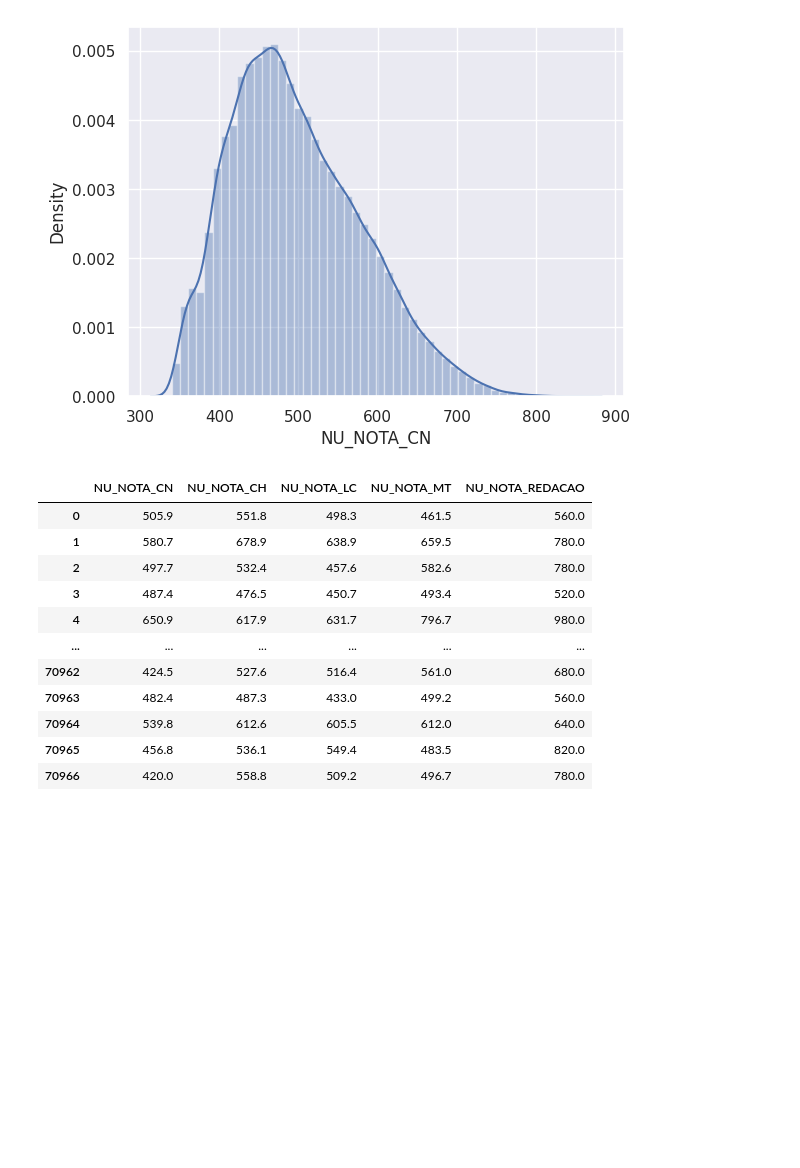
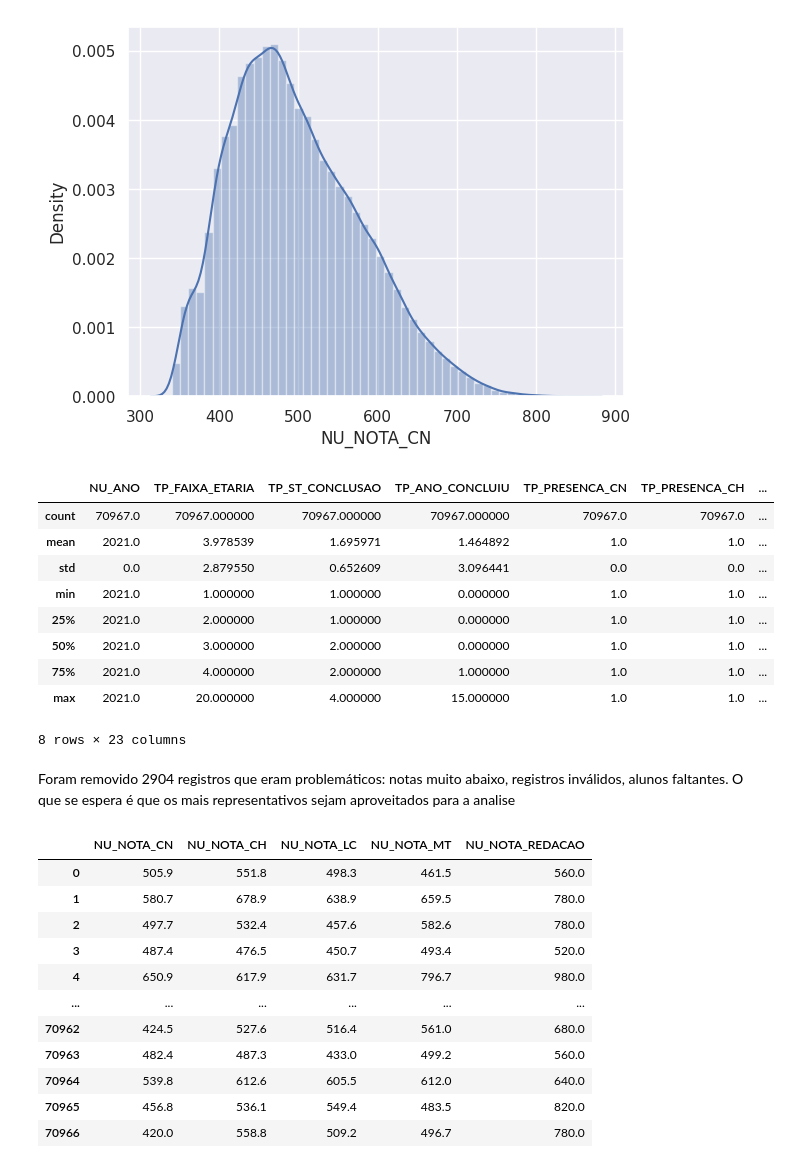
Before and after one commit to marcusfortes/projeto-final-bgds-marcus-fortes, a Jupyter notebook: trabalho_final.ipynb, the cells around one changed output. Drawn from its saved outputs; the diff is of its cells as text; code cells hidden in the pictures; blank space fills up the shorter version.

```diff
--- a/trabalho_final.ipynb
+++ b/trabalho_final.ipynb
@@ -447,6 +451,21 @@ sns.distplot(data_redacao_mt_lc_ch_cn['NU_NOTA_CN'])
 [figure]
 # %%
 data_redacao_mt_lc_ch_cn_final= data_redacao_mt_lc_ch_cn.reset_index(drop=True)
+# %%
+data_redacao_mt_lc_ch_cn_final.describe()
+# %% [output]
+|  | NU_ANO | TP_FAIXA_ETARIA | TP_ST_CONCLUSAO | TP_ANO_CONCLUIU | TP_PRESENCA_CN | TP_PRESENCA_CH | ... |
+| count | 70967.0 | 70967.000000 | 70967.000000 | 70967.000000 | 70967.0 | 70967.0 | ... |
+| mean | 2021.0 | 3.978539 | 1.695971 | 1.464892 | 1.0 | 1.0 | ... |
+| std | 0.0 | 2.879550 | 0.652609 | 3.096441 | 0.0 | 0.0 | ... |
+| min | 2021.0 | 1.000000 | 1.000000 | 0.000000 | 1.0 | 1.0 | ... |
+| 25% | 2021.0 | 2.000000 | 1.000000 | 0.000000 | 1.0 | 1.0 | ... |
+| 50% | 2021.0 | 3.000000 | 2.000000 | 0.000000 | 1.0 | 1.0 | ... |
+| 75% | 2021.0 | 4.000000 | 2.000000 | 1.000000 | 1.0 | 1.0 | ... |
+| max | 2021.0 | 20.000000 | 4.000000 | 15.000000 | 1.0 | 1.0 | ... |
+8 rows × 23 columns
+# %% [markdown]
+Foram removido 2904 registros que eram problemáticos: notas muito abaixo, registros inválidos, alunos faltantes. O que se espera é que os mais representativos sejam aproveitados para a analise
 # %%
 data_redacao_mt_lc_ch_cn_final[["NU_NOTA_CN","NU_NOTA_CH","NU_NOTA_LC","NU_NOTA_MT","NU_NOTA_REDACAO"]]
 # %% [output]
```
Also changed, not shown: parts of 35 cells of this notebook.
